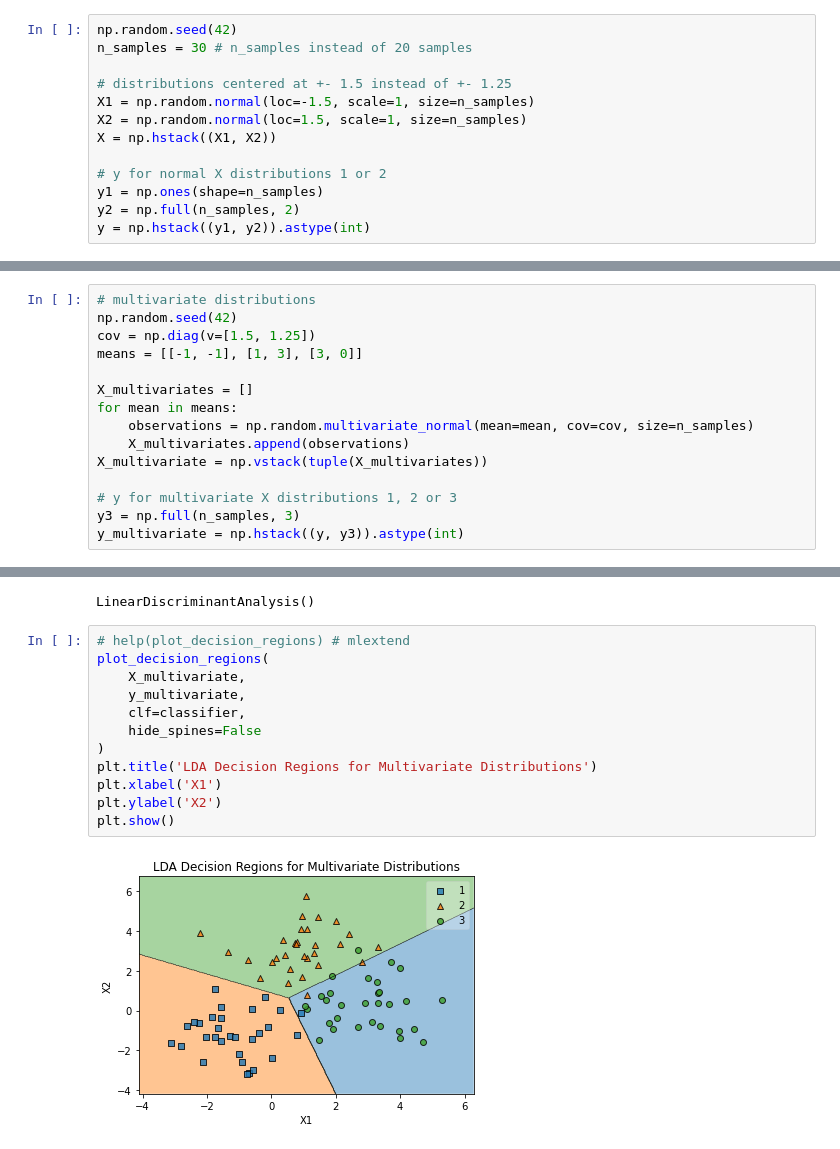
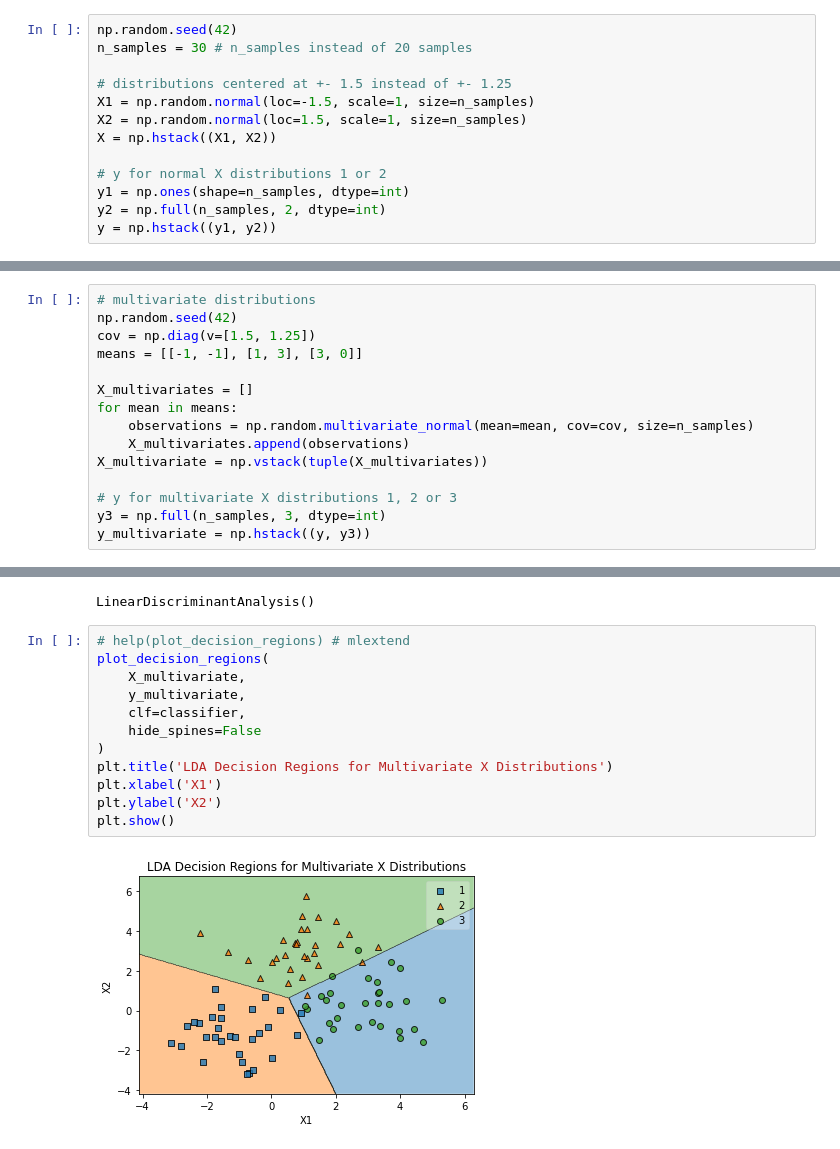
Before and after one commit to ys-lin14/statistical-learning, a Jupyter notebook: 4_classification/4.4_linear_discriminant_analysis.ipynb, the cells around one changed output, grey strips where cells are left out. Saved outputs shown, nothing was run; the diff lists cells and outputs as text.

Commit message:
replace astype(int) for y with dtype=int

```diff
--- a/4_classification/4.4_linear_discriminant_analysis.ipynb
+++ b/4_classification/4.4_linear_discriminant_analysis.ipynb
@@ -16,9 +16,9 @@ X2 = np.random.normal(loc=1.5, scale=1, size=n_samples)
 X = np.hstack((X1, X2))
 
 # y for normal X distributions 1 or 2
-y1 = np.ones(shape=n_samples)
-y2 = np.full(n_samples, 2)
-y = np.hstack((y1, y2)).astype(int)
+y1 = np.ones(shape=n_samples, dtype=int)
+y2 = np.full(n_samples, 2, dtype=int)
+y = np.hstack((y1, y2))
 # %%
 data = pd.DataFrame({
     'X': X,
@@ -80,8 +80,8 @@ for mean in means:
 X_multivariate = np.vstack(tuple(X_multivariates))
 
 # y for multivariate X distributions 1, 2 or 3
-y3 = np.full(n_samples, 3)
-y_multivariate = np.hstack((y, y3)).astype(int)
+y3 = np.full(n_samples, 3, dtype=int)
+y_multivariate = np.hstack((y, y3))
 # %%
 multivariate_data = pd.DataFrame({
     'X1': X_multivariate[:, 0],
@@ -108,14 +107,14 @@ LinearDiscriminantAnalysis()
 # %%
 # help(plot_decision_regions) # mlextend
 plot_decision_regions(
     X_multivariate,
     y_multivariate,
     clf=classifier,
     hide_spines=False
 )
-plt.title('LDA Decision Regions for Multivariate Distributions')
+plt.title('LDA Decision Regions for Multivariate X Distributions')
 plt.xlabel('X1')
 plt.ylabel('X2')
 plt.show()
 # %% [output]
-[figure, old version]
+[figure, new version]
```
Also changed, not shown: parts of 1 cell of this notebook.
